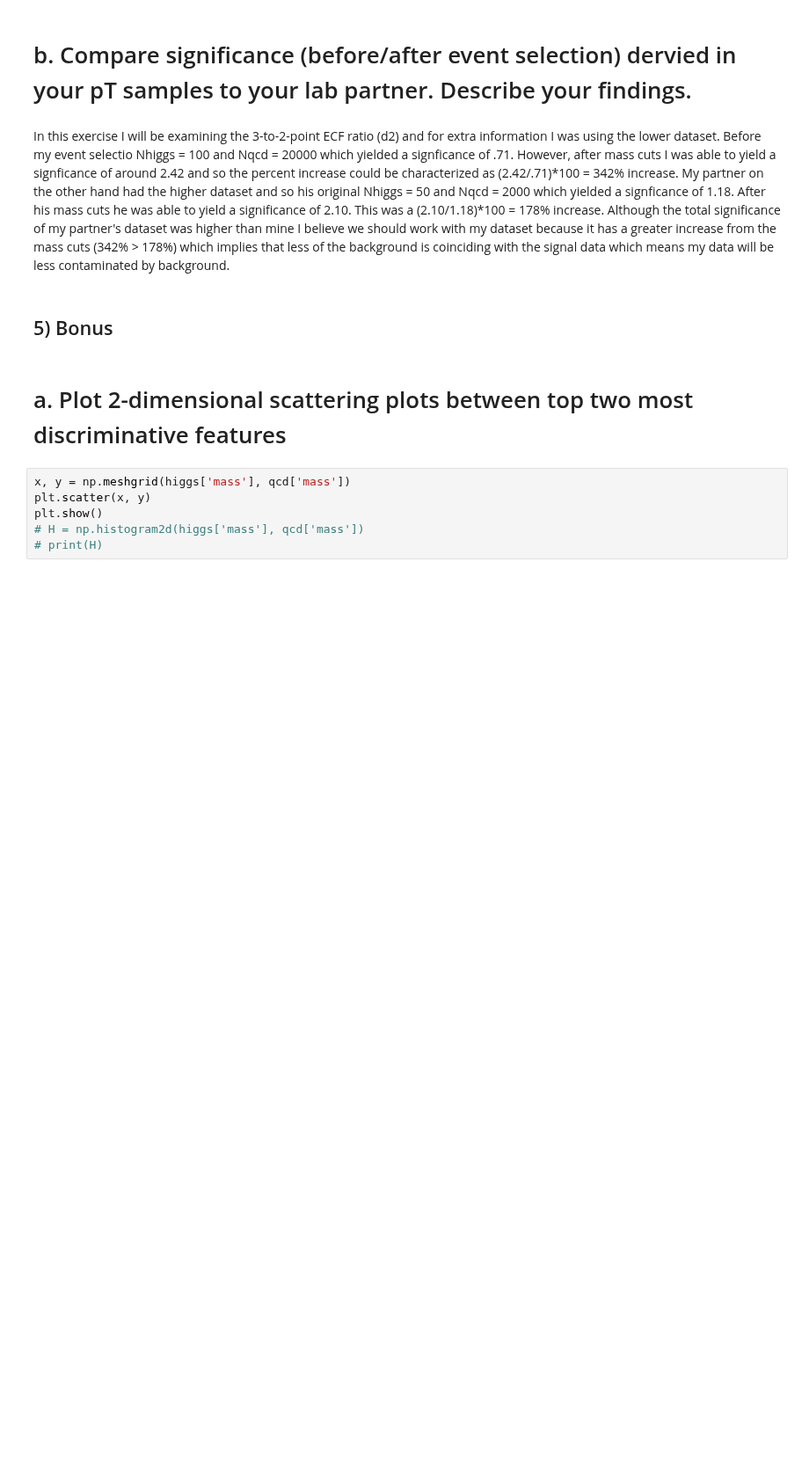
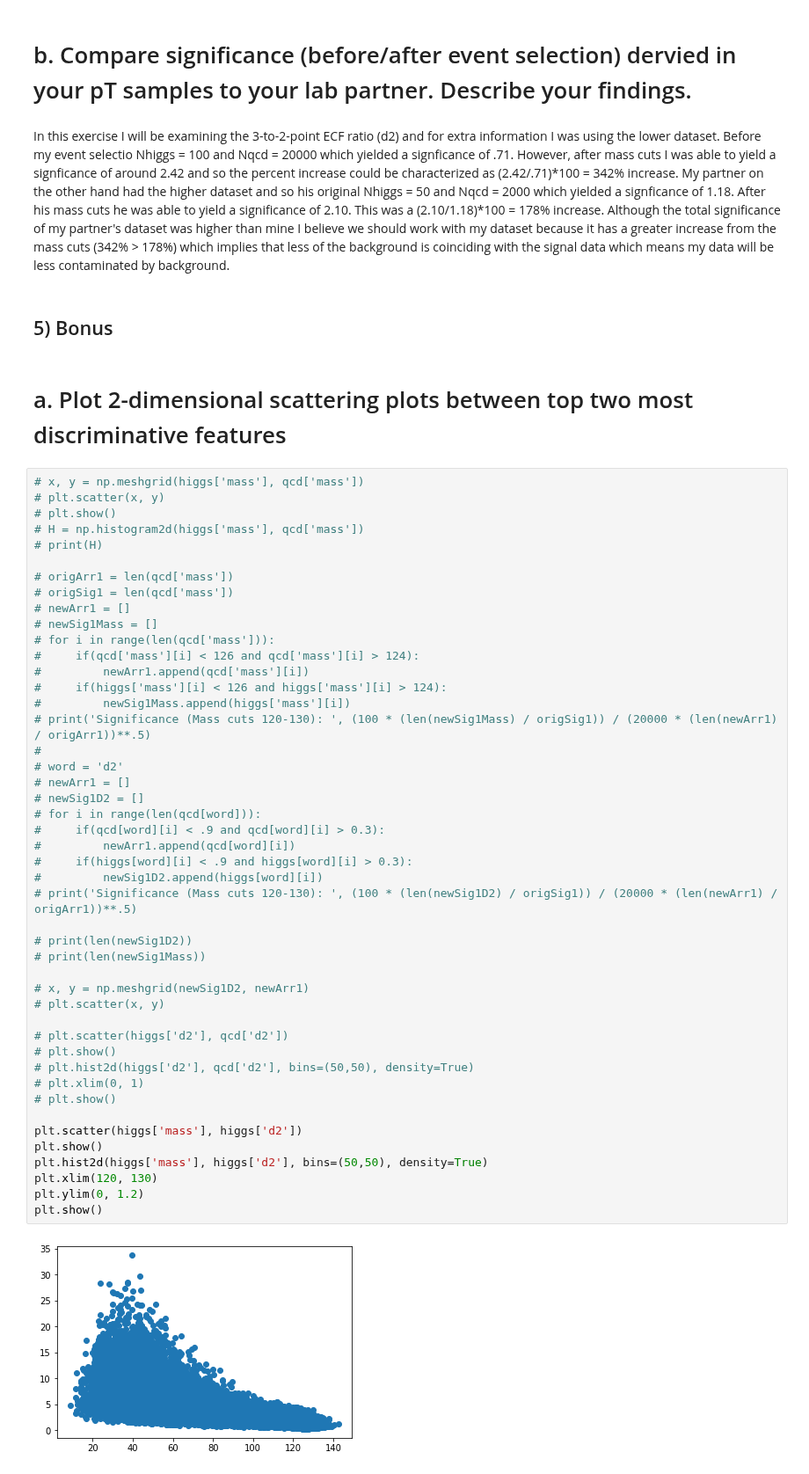
Before and after one commit to elocj/PHYS434, a Jupyter notebook: lab7/lab7.ipynb, the cells around one changed output. Shown at 88% size. Drawn from its saved outputs; the diff is of its cells as text; blank space fills up the shorter version.

```diff
--- a/lab7/lab7.ipynb
+++ b/lab7/lab7.ipynb
@@ -443,9 +443,51 @@ In this exercise I will be examining the 3-to-2-point ECF ratio (d2) and for ext
 ## 5) Bonus
 # %% [markdown]
 # a. Plot 2-dimensional scattering plots between top two most discriminative features
-# %%
-x, y = np.meshgrid(higgs['mass'], qcd['mass'])
-plt.scatter(x, y)
-plt.show()
-# H = np.histogram2d(higgs['mass'], qcd['mass'])
-# print(H)
+# %%
+# x, y = np.meshgrid(higgs['mass'], qcd['mass'])
+# plt.scatter(x, y)
+# plt.show()
+# H = np.histogram2d(higgs['mass'], qcd['mass'])
+# print(H)
+
+# origArr1 = len(qcd['mass'])
+# origSig1 = len(qcd['mass'])
+# newArr1 = []
+# newSig1Mass = []
+# for i in range(len(qcd['mass'])):
+#     if(qcd['mass'][i] < 126 and qcd['mass'][i] > 124):
+#         newArr1.append(qcd['mass'][i])
+#     if(higgs['mass'][i] < 126 and higgs['mass'][i] > 124):
+#         newSig1Mass.append(higgs['mass'][i])
+# print('Significance (Mass cuts 120-130): ', (100 * (len(newSig1Mass) / origSig1)) / (20000 * (len(newArr1) / origArr1))**.5)
+#
+# word = 'd2'
+# newArr1 = []
+# newSig1D2 = []
+# for i in range(len(qcd[word])):
+#     if(qcd[word][i] < .9 and qcd[word][i] > 0.3):
+#         newArr1.append(qcd[word][i])
+#     if(higgs[word][i] < .9 and higgs[word][i] > 0.3):
+#         newSig1D2.append(higgs[word][i])
+# print('Significance (Mass cuts 120-130): ', (100 * (len(newSig1D2) / origSig1)) / (20000 * (len(newArr1) / origArr1))**.5)
+
+# print(len(newSig1D2))
+# print(len(newSig1Mass))
+
+# x, y = np.meshgrid(newSig1D2, newArr1)
+# plt.scatter(x, y)
+
+# plt.scatter(higgs['d2'], qcd['d2'])
+# plt.show()
+# plt.hist2d(higgs['d2'], qcd['d2'], bins=(50,50), density=True)
+# plt.xlim(0, 1)
+# plt.show()
+
+plt.scatter(higgs['mass'], higgs['d2'])
+plt.show()
+plt.hist2d(higgs['mass'], higgs['d2'], bins=(50,50), density=True)
+plt.xlim(120, 130)
+plt.ylim(0, 1.2)
+plt.show()
+# %% [output]
+[figure, added]
```
Also changed, not shown: parts of 1 cell of this notebook.
